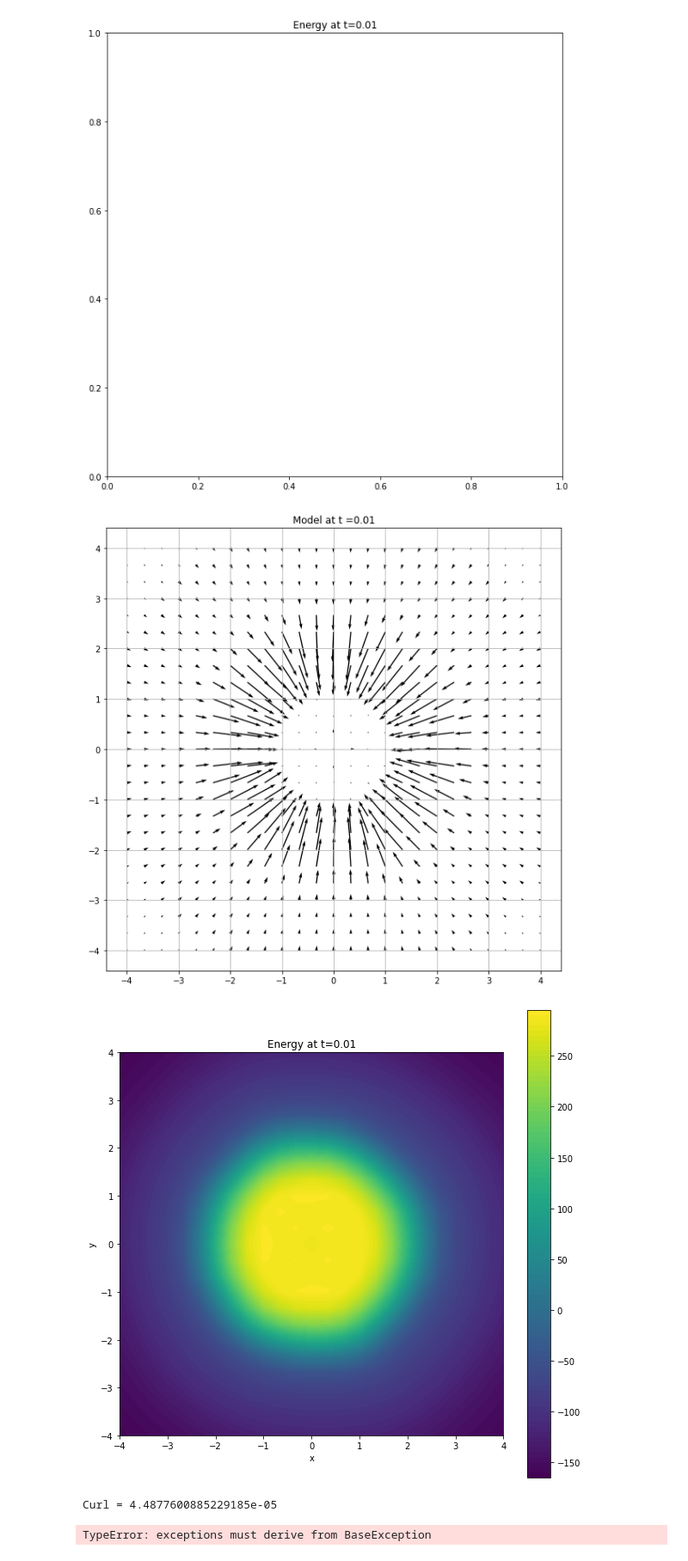
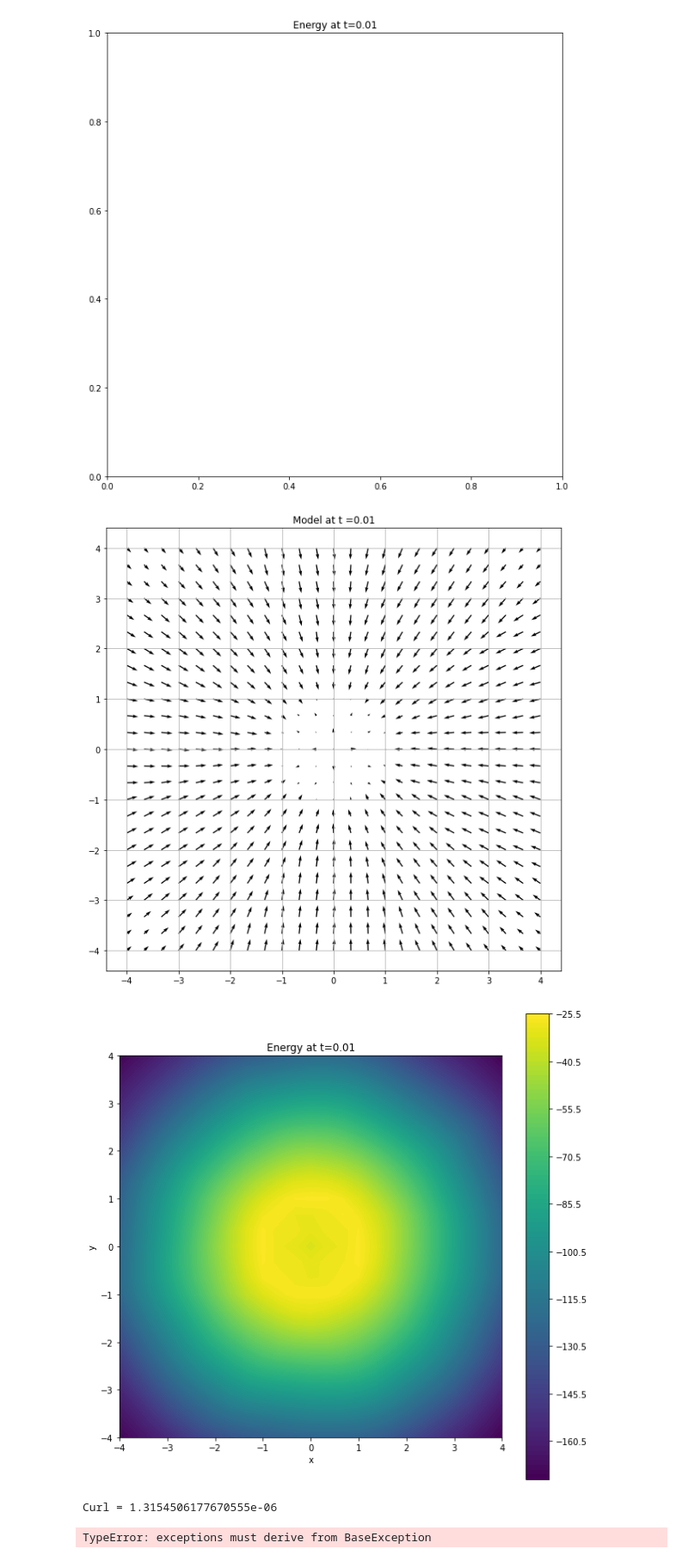
Before and after one commit to GBATZOLIS/conditional_score_diffusion, a Jupyter notebook: trained.ipynb, the cells around one changed output. Shown: that part at 86% size. Drawn from its saved outputs; the diff is of its cells as text; code cells hidden in the pictures.

Commit message:
new fokker planck stuff

```diff
--- a/trained.ipynb
+++ b/trained.ipynb
@@ -116,11 +116,11 @@ t=1 fisher divergence =  2.4214401245117188
 # %%
 from configs.jan.circles.fokker_planck.fokker_planck_circles import get_config
 config = get_config()
-#ckpt_path = 'logs/circles/fokker_planck/fp_ve_alpha_0/checkpoints/epoch=13317-step=1065439.ckpt'
-ckpt_path = 'logs/circles/fokker_planck/fp_grad-alpha_0_0001_to_0_01_deep/checkpoints/best/last.ckpt'
+ckpt_path = 'logs/circles/fokker_planck/fp_ve_alpha_0/checkpoints/epoch=13317-step=1065439.ckpt'
+#ckpt_path = 'logs/circles/fokker_planck/fp_grad-alpha_0_0001_to_0_01_deep/checkpoints/best/last.ckpt'
 eval_model(ckpt_path, config)
 # %% [output]
-[figure, old version]
+[figure, new version]
-[figure, old version]
+[figure, new version]
-Curl = 4.4877600885229185e-05
+Curl = 1.3154506177670555e-06
 TypeError: exceptions must derive from BaseException
```
Also changed, not shown: 9 other files.
